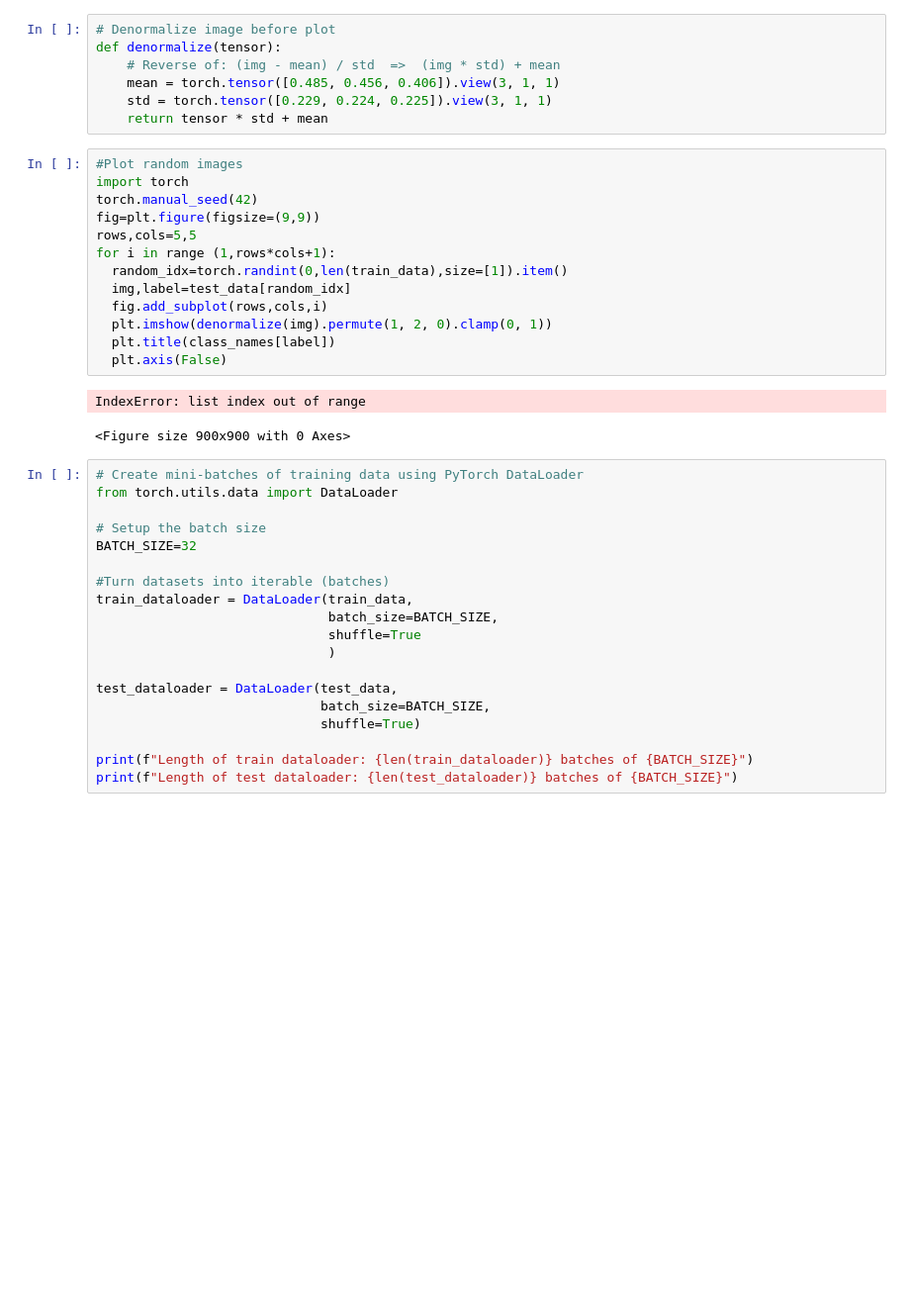
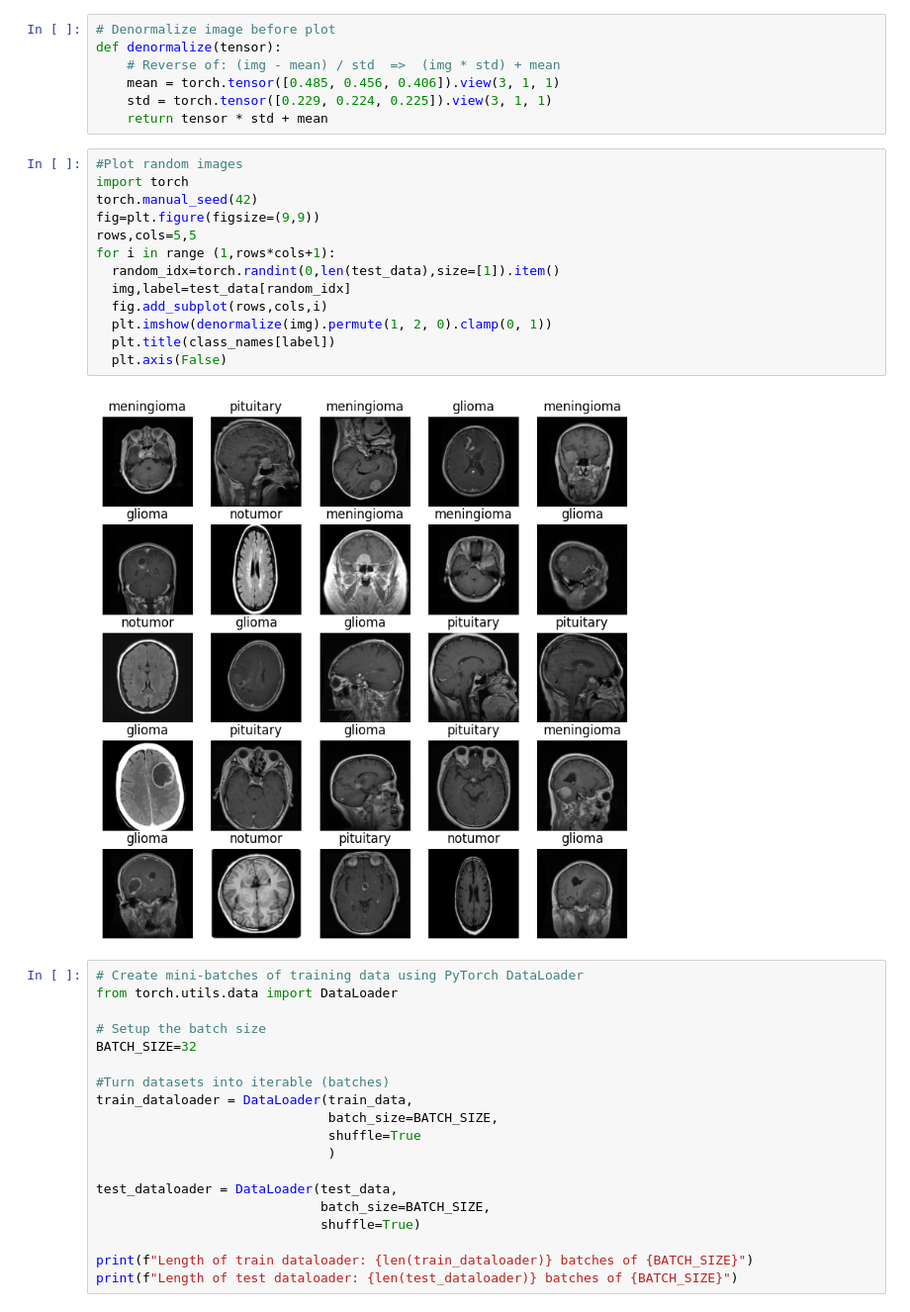
Before and after one commit to SadeepM/brain-tumor-mri-classifier, a Jupyter notebook: brain_tumor_mri_classifier.ipynb, the cells around one changed output. Shown at 99% size. Drawn from its saved outputs; the diff is of its cells as text; blank space fills up the shorter version.

```diff
--- a/brain_tumor_mri_classifier.ipynb
+++ b/brain_tumor_mri_classifier.ipynb
@@ -153,19 +152,18 @@ def denormalize(tensor):
 # %%
 #Plot random images
 import torch
 torch.manual_seed(42)
 fig=plt.figure(figsize=(9,9))
 rows,cols=5,5
 for i in range (1,rows*cols+1):
-  random_idx=torch.randint(0,len(train_data),size=[1]).item()
+  random_idx=torch.randint(0,len(test_data),size=[1]).item()
   img,label=test_data[random_idx]
   fig.add_subplot(rows,cols,i)
   plt.imshow(denormalize(img).permute(1, 2, 0).clamp(0, 1))
   plt.title(class_names[label])
   plt.axis(False)
 # %% [output]
-IndexError: list index out of range
-<Figure size 900x900 with 0 Axes>
+[figure, added]
 # %%
 # Create mini-batches of training data using PyTorch DataLoader
 from torch.utils.data import DataLoader
```
Also changed, not shown: parts of 4 cells of this notebook.
